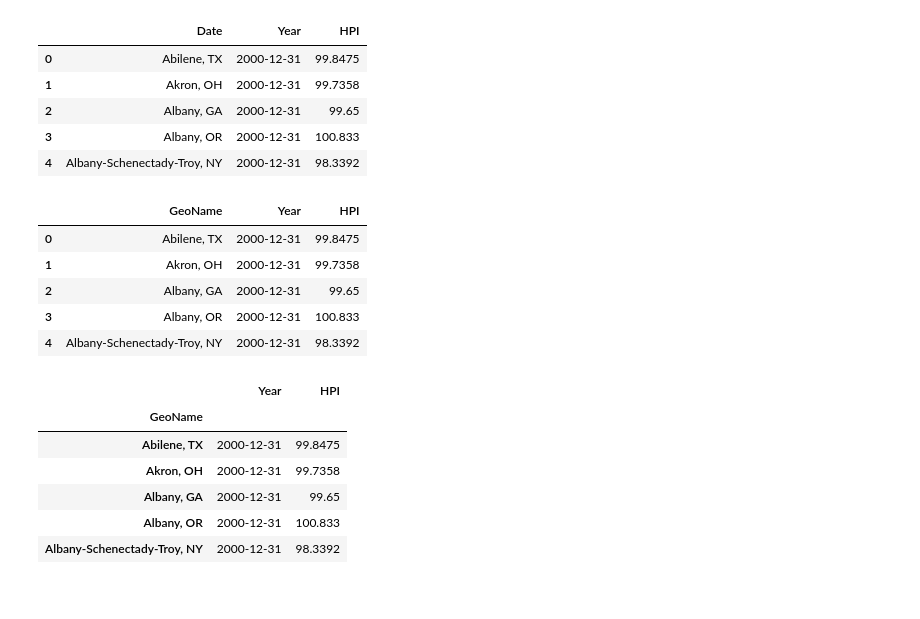
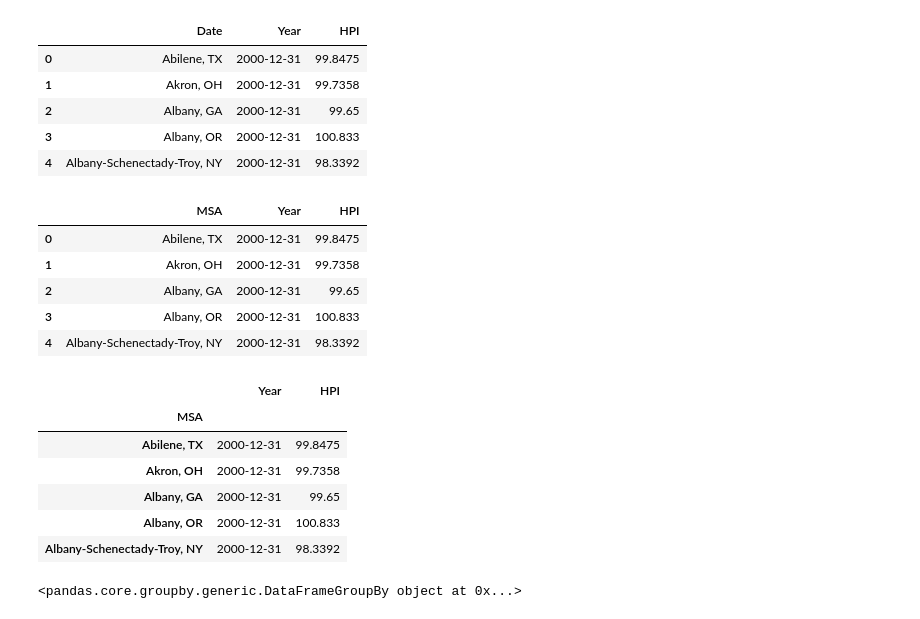
Before and after one commit to jjalomo93/Real_Estate_Dashboard, a Jupyter notebook: HPI_cleaning.ipynb, the cells around one changed output. Cells and saved outputs as stored; diff of their text form; code cells hidden in the pictures.

Commit message:
updated clean notebook

```diff
--- a/HPI_cleaning.ipynb
+++ b/HPI_cleaning.ipynb
@@ -200,10 +203,10 @@ df_clean.head()
 | 4 | Albany-Schenectady-Troy, NY | 2000-12-31 | 98.3392 |
 # %%
 # rename the columns
-df_clean = df_clean.rename(columns={'Date':'GeoName'})
+df_clean = df_clean.rename(columns={'Date':'MSA'})
 df_clean.head()
 # %% [output]
-|  | GeoName | Year | HPI |
+|  | MSA | Year | HPI |
 | 0 | Abilene, TX | 2000-12-31 | 99.8475 |
 | 1 | Akron, OH | 2000-12-31 | 99.7358 |
 | 2 | Albany, GA | 2000-12-31 | 99.65 |
@@ -211,11 +214,11 @@ df_clean.head()
 | 4 | Albany-Schenectady-Troy, NY | 2000-12-31 | 98.3392 |
 # %%
 # set index to GeoName
-df_clean.set_index("GeoName", inplace=True)
+df_clean.set_index("MSA", inplace=True)
 df_clean.head()
 # %% [output]
 |  | Year | HPI |
-| GeoName |  |  |
+| MSA |  |  |
 | Abilene, TX | 2000-12-31 | 99.8475 |
 | Akron, OH | 2000-12-31 | 99.7358 |
 | Albany, GA | 2000-12-31 | 99.65 |
@@ -226,0 +232,4 @@ df_clean.to_csv("HPI_clean.csv", index=True, header=True)
+# %%
+df_grouped
+# %% [output]
+<pandas.core.groupby.generic.DataFrameGroupBy object at 0x...>
```
Also changed, not shown: parts of 2 cells of this notebook, 3 other files.
